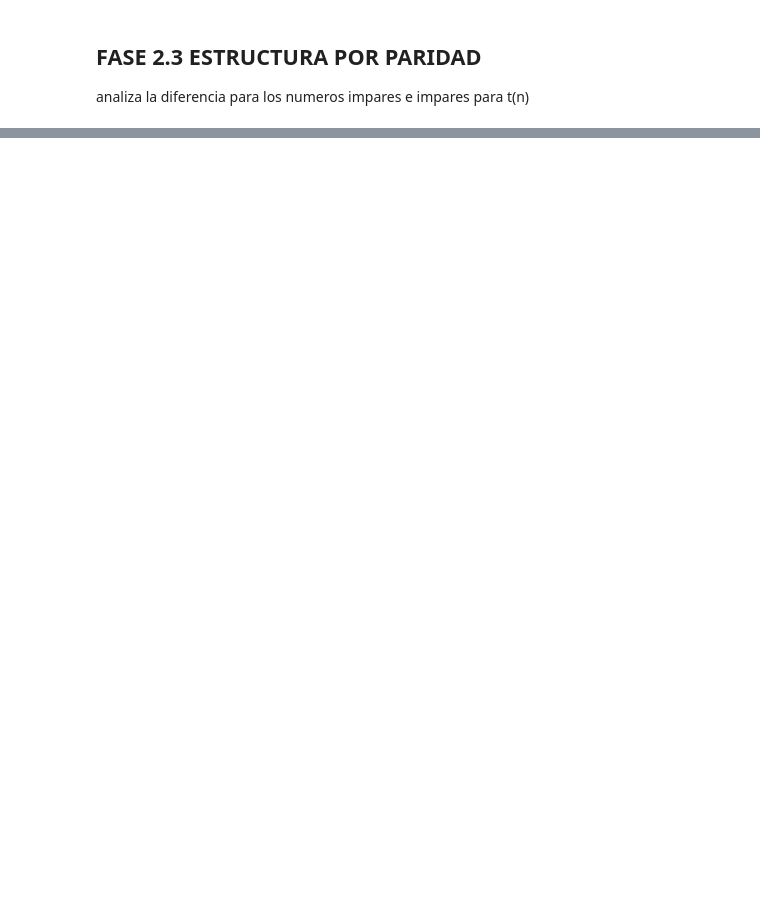
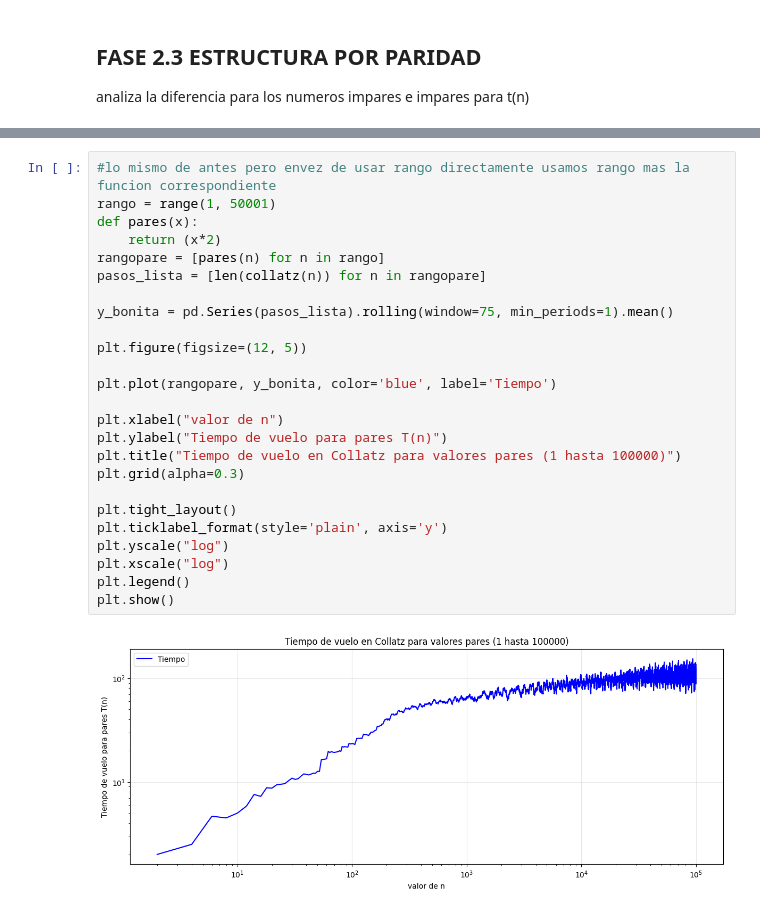
Before and after one commit to eyeofthetigerrrrrr/Exploracion-Computacional-de-la-Conjetura-de-Collatz, a Jupyter notebook: FASE 2.ipynb, the cells around one changed output, grey strips where cells are left out. Drawn from its saved outputs; the diff is of its cells as text; blank space fills up the shorter version.

```diff
--- a/FASE 2.ipynb
+++ b/FASE 2.ipynb
@@ -141,0 +144,27 @@ plt.show()
+# %%
+#lo mismo de antes pero envez de usar rango directamente usamos rango mas la funcion correspondiente
+rango = range(1, 50001)
+def pares(x):
+    return (x*2)
+rangopare = [pares(n) for n in rango]
+pasos_lista = [len(collatz(n)) for n in rangopare]
+
+y_bonita = pd.Series(pasos_lista).rolling(window=75, min_periods=1).mean()
+
+plt.figure(figsize=(12, 5))
+
+plt.plot(rangopare, y_bonita, color='blue', label='Tiempo')
+
+plt.xlabel("valor de n")
+plt.ylabel("Tiempo de vuelo para pares T(n)")
+plt.title("Tiempo de vuelo en Collatz para valores pares (1 hasta 100000)")
+plt.grid(alpha=0.3)
+
+plt.tight_layout()
+plt.ticklabel_format(style='plain', axis='y')
+plt.yscale("log")
+plt.xscale("log")
+plt.legend()
+plt.show()
+# %% [output]
+[figure, added]
```
Also changed, not shown: parts of 4 cells of this notebook.
